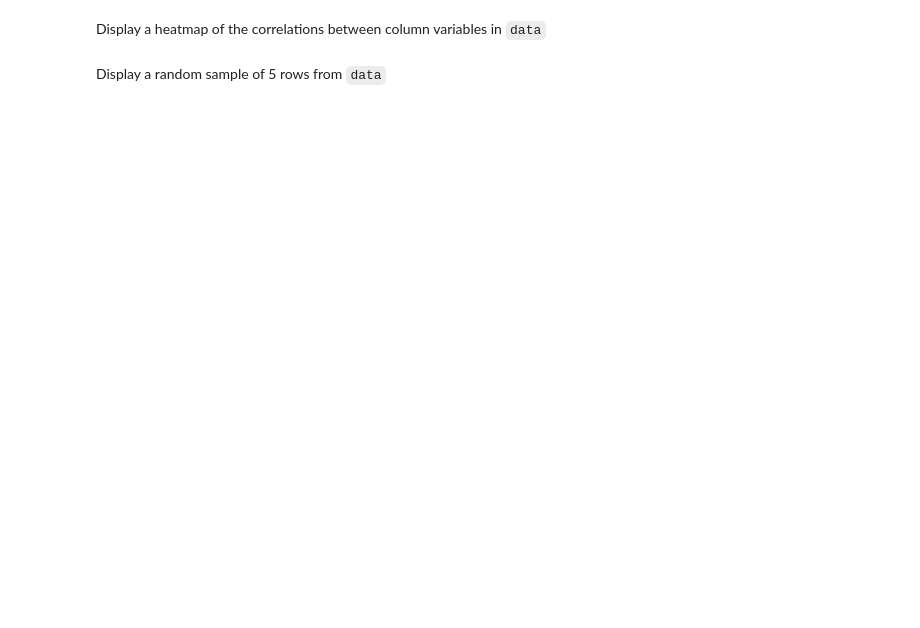
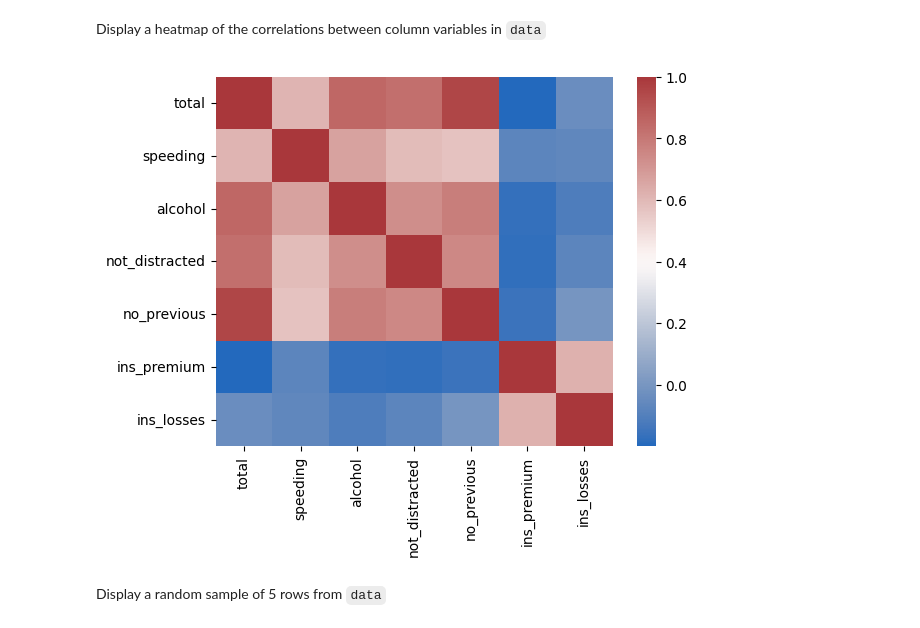
Before and after one commit to setiadha-unc/data720, a Jupyter notebook: Unit 7/Assignments/unit7_advanced_pandas.ipynb, the cells around one changed output. Saved outputs shown, nothing was run; the diff lists cells and outputs as text; code cells hidden in the pictures; blank space fills up the shorter version.

Commit message:
intro into data

```diff
--- a/Unit 7/Assignments/unit7_advanced_pandas.ipynb
+++ b/Unit 7/Assignments/unit7_advanced_pandas.ipynb
@@ -17,2 +25,4 @@ data.head()
 # %% [markdown]
 Set the index of `data` to the state abbreviation
+# %%
+data.set_index("abbrev", inplace=True)
@@ -19,4 +50,9 @@ Set the index of `data` to the state abbreviation
 # %% [markdown]
 Display a heatmap of the correlations between column variables in `data`
+# %%
+sns.heatmap(data.corr(), cmap="vlag")
+plt.show()
+# %% [output]
+[figure, added]
 # %% [markdown]
 Display a random sample of 5 rows from `data`
```
Also changed, not shown: parts of 4 cells of this notebook, 28 other files.
